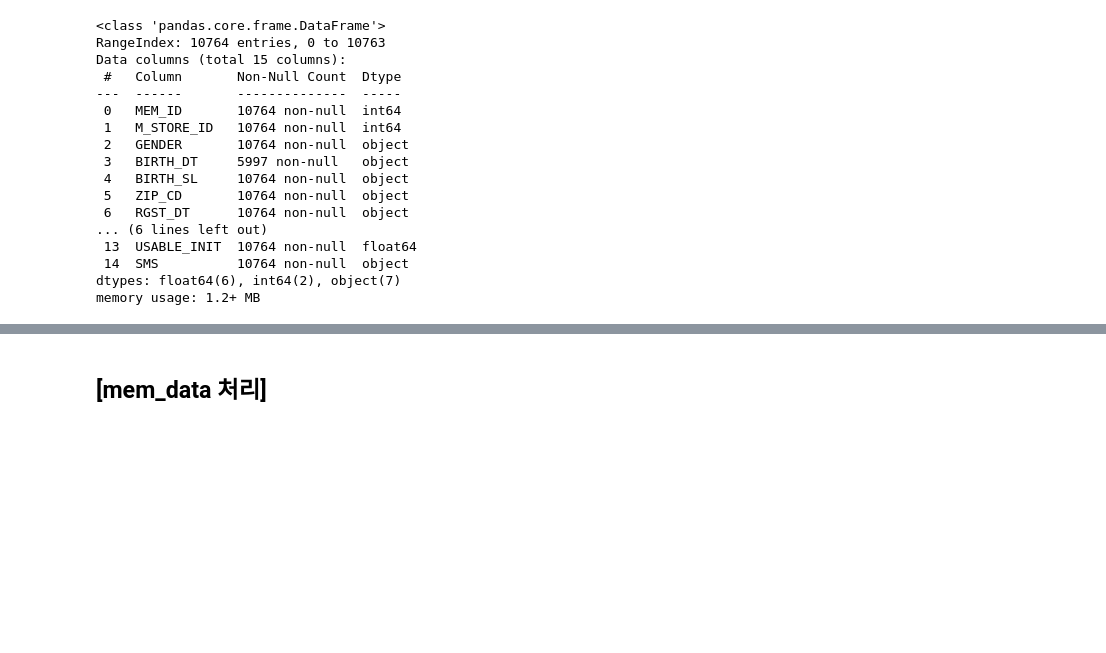
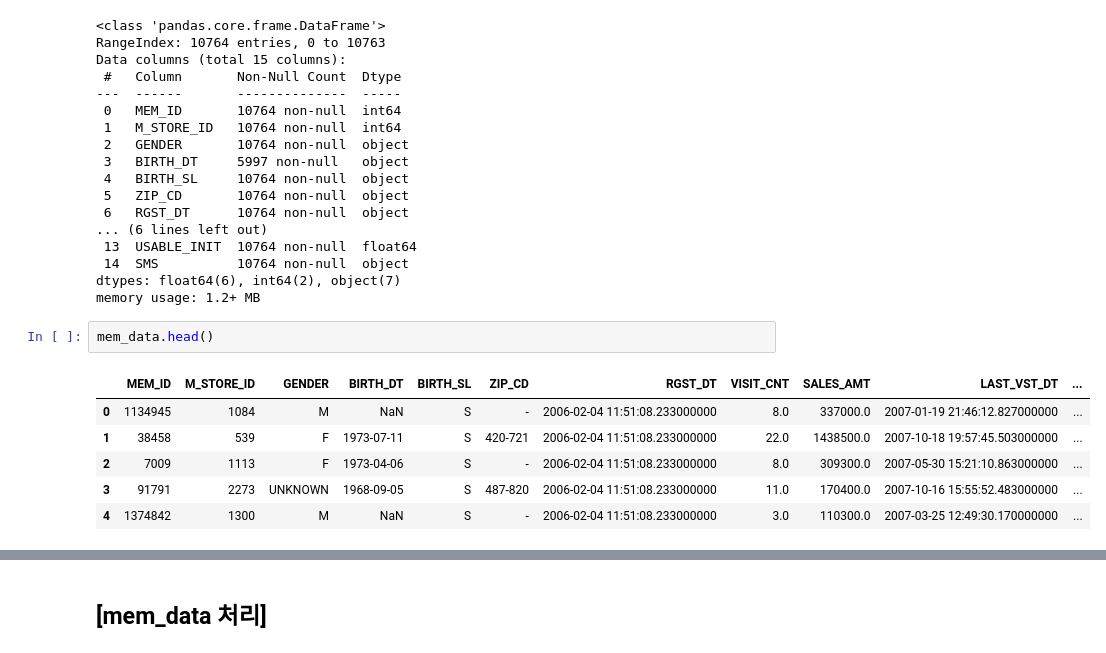
Before and after one commit to luckyspia/TIL, a Jupyter notebook: Machine_Learning/09.Practice_Part_1.ipynb, the cells around one changed output, grey strips where cells are left out. Cells and saved outputs as stored; diff of their text form; blank space fills up the shorter version.

```diff
--- a/Machine_Learning/09.Practice_Part_1.ipynb
+++ b/Machine_Learning/09.Practice_Part_1.ipynb
@@ -27,3 +27,12 @@ Data columns (total 15 columns):
  14  SMS          10764 non-null  object
 dtypes: float64(6), int64(2), object(7)
 memory usage: 1.2+ MB
+# %%
+mem_data.head()
+# %% [output]
+|  | MEM_ID | M_STORE_ID | GENDER | BIRTH_DT | BIRTH_SL | ZIP_CD | RGST_DT | VISIT_CNT | SALES_AMT | LAST_VST_DT | ... |
+| 0 | 1134945 | 1084 | M | NaN | S | - | 2006-02-04 11:51:08.233000000 | 8.0 | 337000.0 | 2007-01-19 21:46:12.827000000 | ... |
+| 1 | 38458 | 539 | F | 1973-07-11 | S | 420-721 | 2006-02-04 11:51:08.233000000 | 22.0 | 1438500.0 | 2007-10-18 19:57:45.503000000 | ... |
+| 2 | 7009 | 1113 | F | 1973-04-06 | S | - | 2006-02-04 11:51:08.233000000 | 8.0 | 309300.0 | 2007-05-30 15:21:10.863000000 | ... |
+| 3 | 91791 | 2273 | UNKNOWN | 1968-09-05 | S | 487-820 | 2006-02-04 11:51:08.233000000 | 11.0 | 170400.0 | 2007-10-16 15:55:52.483000000 | ... |
+| 4 | 1374842 | 1300 | M | NaN | S | - | 2006-02-04 11:51:08.233000000 | 3.0 | 110300.0 | 2007-03-25 12:49:30.170000000 | ... |
```
Also changed, not shown: parts of 1 cell of this notebook.
